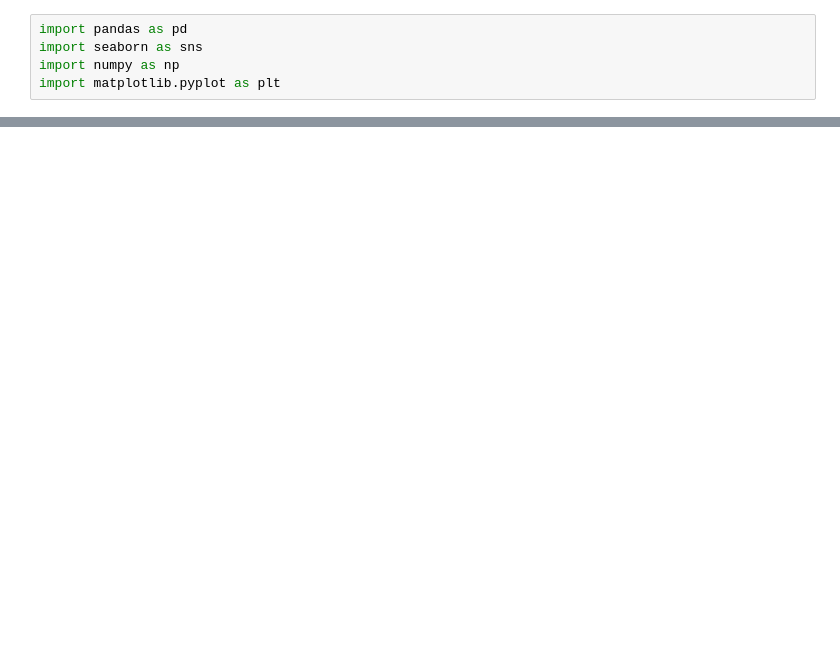
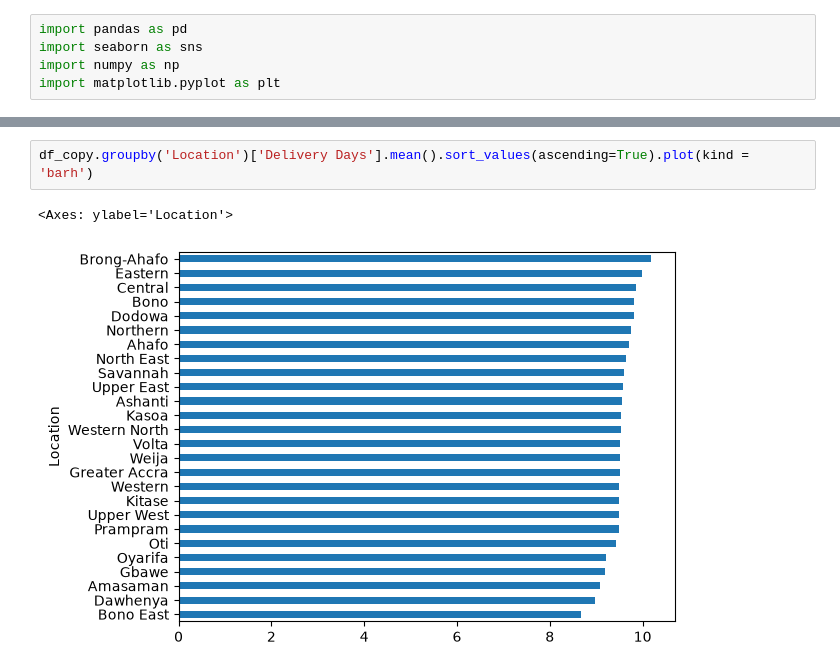
Before and after one commit to abdullahshamshad03/Flipkart-Sales-Dashboard, a Jupyter notebook: sales.ipynb, the cells around one changed output, grey strips where cells are left out. Cells and saved outputs as stored; diff of their text form; blank space fills up the shorter version.

```diff
--- a/sales.ipynb
+++ b/sales.ipynb
@@ -14,0 +207,5 @@ ImportError: `Import openpyxl` failed.  Use pip or conda to install the openpyxl
+# %%
+df_copy.groupby('Location')['Delivery Days'].mean().sort_values(ascending=True).plot(kind = 'barh')
+# %% [output]
+<Axes: ylabel='Location'>
+[figure, added]
```
Also changed, not shown: parts of 67 cells of this notebook.
